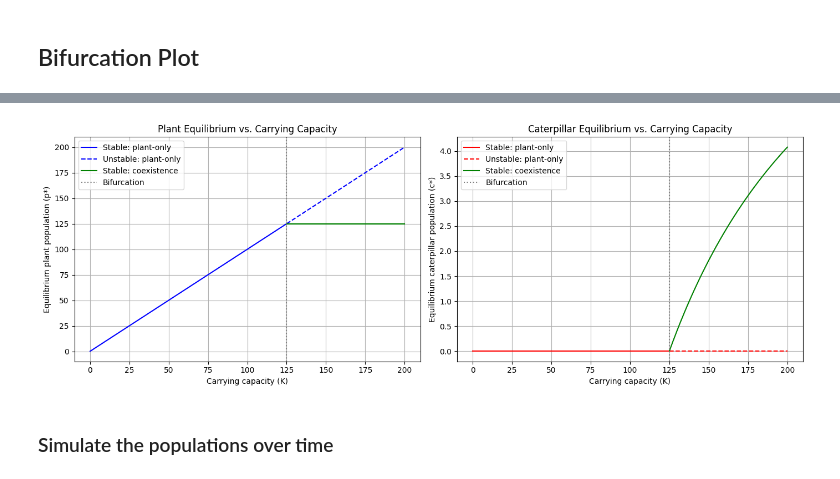
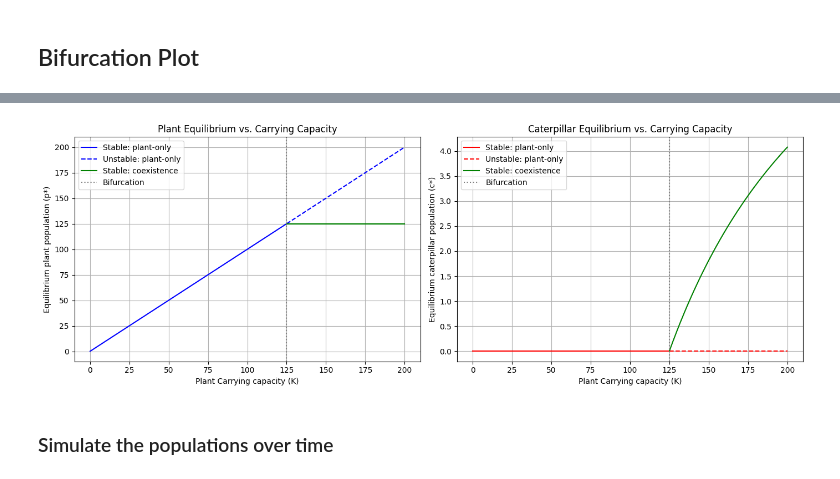
Before and after one commit to tristenturlington/Fall-Semester-Project, a Jupyter notebook: 436 Vol 4/notebooks/Models.ipynb, the cells around one changed output, grey strips where cells are left out. Saved outputs shown, nothing was run; the diff lists cells and outputs as text; code cells hidden in the pictures.

Commit message:
Introduction, Model 2, and Results

```diff
--- a/436 Vol 4/notebooks/Models.ipynb
+++ b/436 Vol 4/notebooks/Models.ipynb
@@ -275,7 +274,7 @@ axes[0].axvline(
     K_critical, color='gray', linestyle=':', label='Bifurcation'
 )
 
-axes[0].set_xlabel('Carrying capacity (K)')
+axes[0].set_xlabel('Plant Carrying capacity (K)')
 axes[0].set_ylabel('Equilibrium plant population (p*)')
 axes[0].set_title('Plant Equilibrium vs. Carrying Capacity')
 axes[0].legend()
@@ -286,35 +285,36 @@ axes[0].grid()
 axes[1].plot(
     K_values[stable_mask],
     c_plant[stable_mask],
     'r-', label='Stable: plant-only'
 )
 
 axes[1].plot(
     K_values[unstable_mask],
     c_plant[unstable_mask],
     'r--', label='Unstable: plant-only'
 )
 
 axes[1].plot(
     K_values[coexist_mask],
     c_coexist[coexist_mask],
     'g-', label='Stable: coexistence'
 )
 
 axes[1].axvline(
     K_critical, color='gray', linestyle=':', label='Bifurcation'
 )
 
-axes[1].set_xlabel('Carrying capacity (K)')
+axes[1].set_xlabel('Plant Carrying capacity (K)')
 axes[1].set_ylabel('Equilibrium caterpillar population (c*)')
 axes[1].set_title('Caterpillar Equilibrium vs. Carrying Capacity')
 axes[1].legend()
 axes[1].grid()
 
 plt.tight_layout()
+fig.savefig(r"C:\Users\kybel\Coding\Fall-Semester-Project\436 Vol 4\final_pdf\model 1 bifurcation.png",dpi=300)
 plt.show()
 # %% [output]
-[figure, old version]
+[figure, new version]
 # %% [markdown]
 ### Simulate the populations over time
 # %%
```
Also changed, not shown: parts of 4 cells of this notebook, 16 other files.
